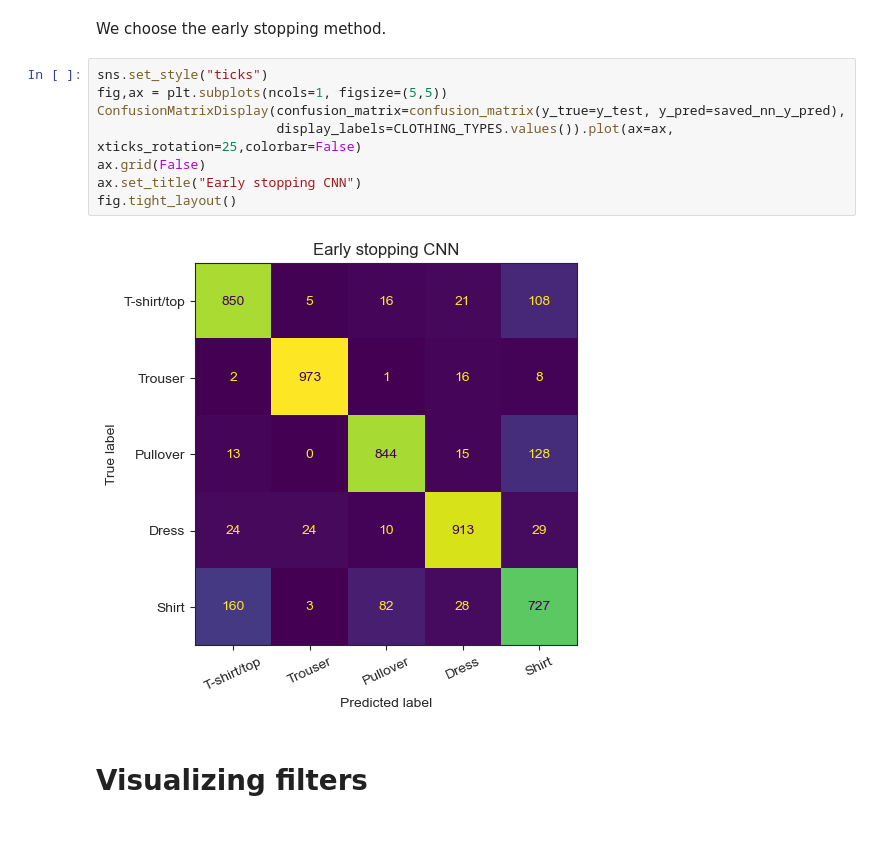
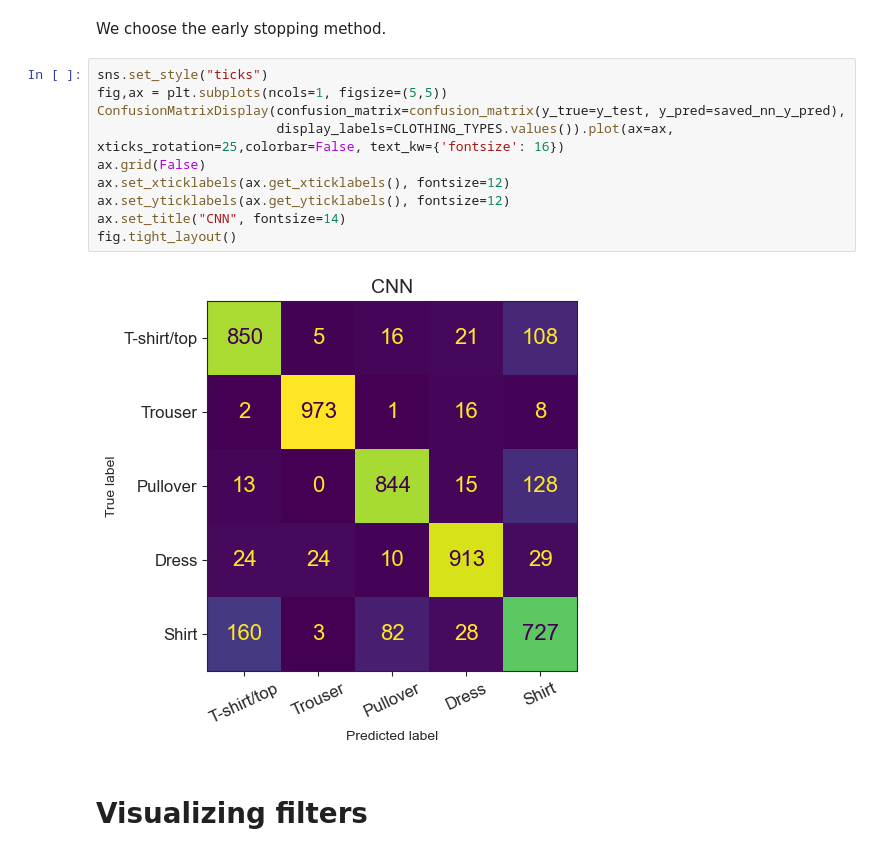
Before and after one commit to krusand/MLProject-FashionMNIST, a Jupyter notebook: 3c. CNN.ipynb, the cells around one changed output. Drawn from its saved outputs; the diff is of its cells as text.

```diff
--- a/3c. CNN.ipynb
+++ b/3c. CNN.ipynb
@@ -347,13 +347,15 @@ We choose the early stopping method.
 # %%
 sns.set_style("ticks")
 fig,ax = plt.subplots(ncols=1, figsize=(5,5))
 ConfusionMatrixDisplay(confusion_matrix=confusion_matrix(y_true=y_test, y_pred=saved_nn_y_pred),
-                       display_labels=CLOTHING_TYPES.values()).plot(ax=ax, xticks_rotation=25,colorbar=False)
+                       display_labels=CLOTHING_TYPES.values()).plot(ax=ax, xticks_rotation=25,colorbar=False, text_kw={'fontsize': 16})
 ax.grid(False)
-ax.set_title("Early stopping CNN")
+ax.set_xticklabels(ax.get_xticklabels(), fontsize=12)
+ax.set_yticklabels(ax.get_yticklabels(), fontsize=12)
+ax.set_title("CNN", fontsize=14)
 fig.tight_layout()
 # %% [output]
-[figure, old version]
+[figure, new version]
 # %% [markdown]
 # Visualizing filters
 # %%
```
